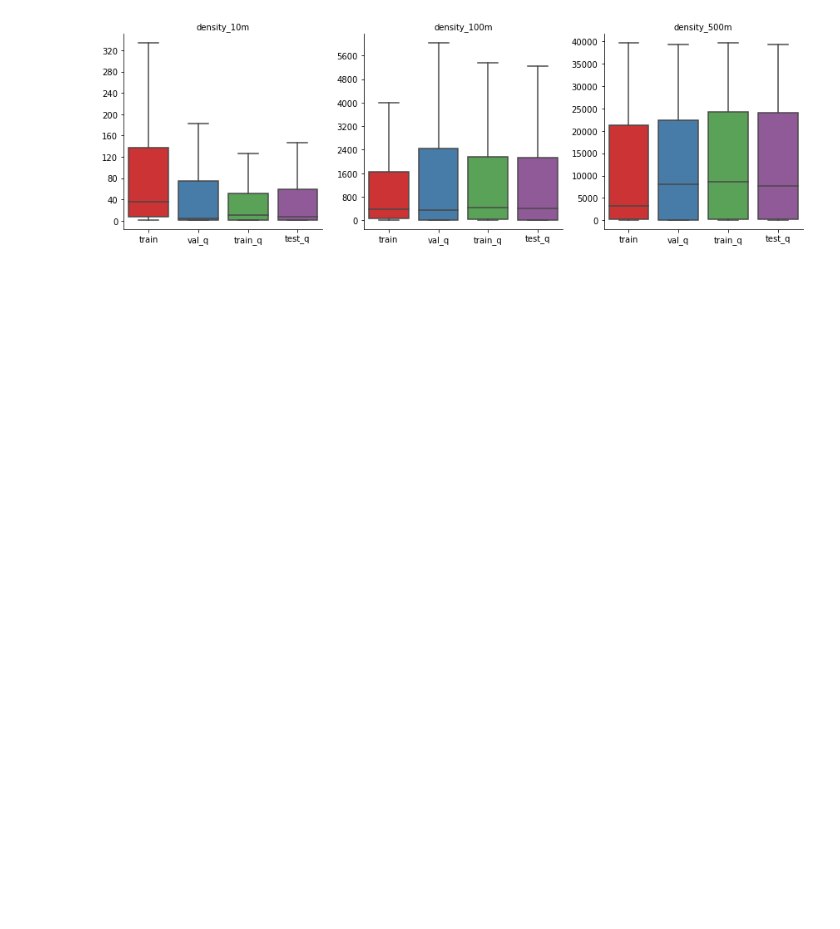
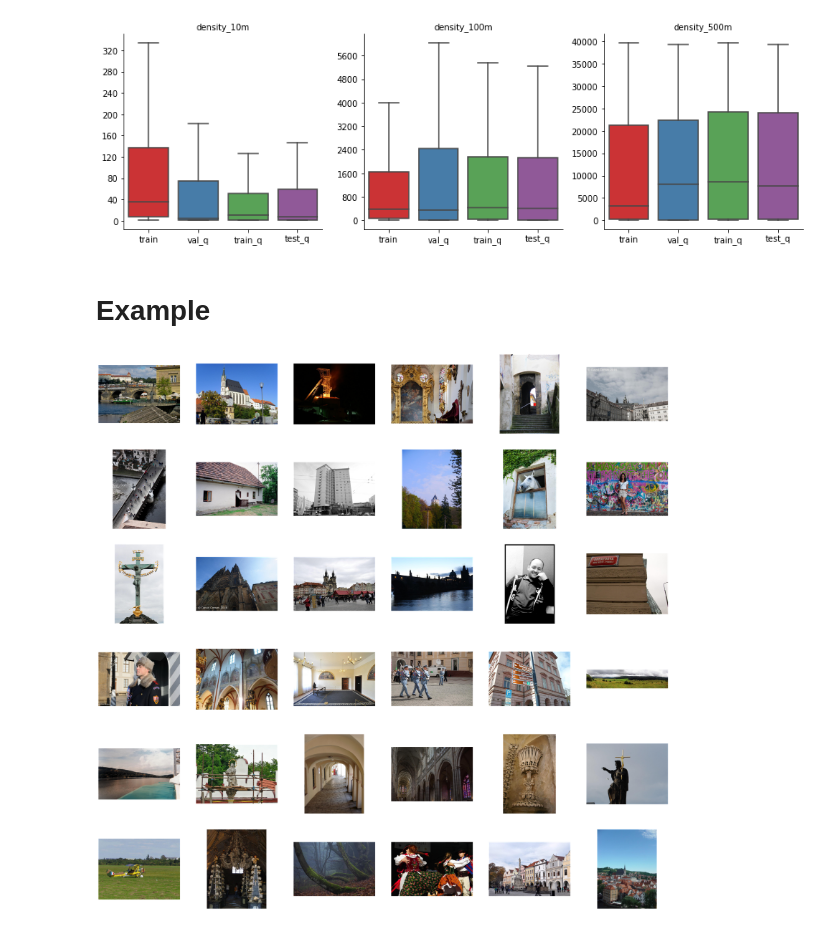
Before and after one commit to ABlack-git/diploma-thesis, a Jupyter notebook: notebooks/data_analysis.ipynb, the cells around one changed output. Drawn from its saved outputs; the diff is of its cells as text; code cells hidden in the pictures; blank space fills up the shorter version.

```diff
--- a/notebooks/data_analysis.ipynb
+++ b/notebooks/data_analysis.ipynb
@@ -271,3 +311,5 @@ for ax in g.axes.flat:
     ax.yaxis.set_major_locator(ticker.MaxNLocator(10))
 # %% [output]
 [figure]
+# %% [markdown]
+# Example
@@ -273,0 +320,20 @@ for ax in g.axes.flat:
+# %%
+root_dir = "/media/andrew/TRANSCEND/Study/master-thesis/data"
+img_loader = ImageLoader(root_dir)
+# %%
+ids = open_file("/home/andrew/Documents/study/thesis/thesis-src/resources/descriptor_ids.json")["database"]
+# %%
+images = []
+sampled_ids = sample(ids, 36)
+for img_id in sampled_ids:
+    images.append(img_loader.get_image_by_id(img_id))
+
+fig, axes = plt.subplots(6,6, figsize=(30,30))
+for i,ax in enumerate(axes.flat):
+    ax.grid(False)
+    ax.imshow(images[i])
+    ax.set_axis_off()
+
+fig.savefig("/home/andrew/Documents/study/thesis/thesis-images/3-dataset/img_example_8.eps")
+# %% [output]
+[figure, added]
```
Also changed, not shown: parts of 13 cells of this notebook, 8 other files.
